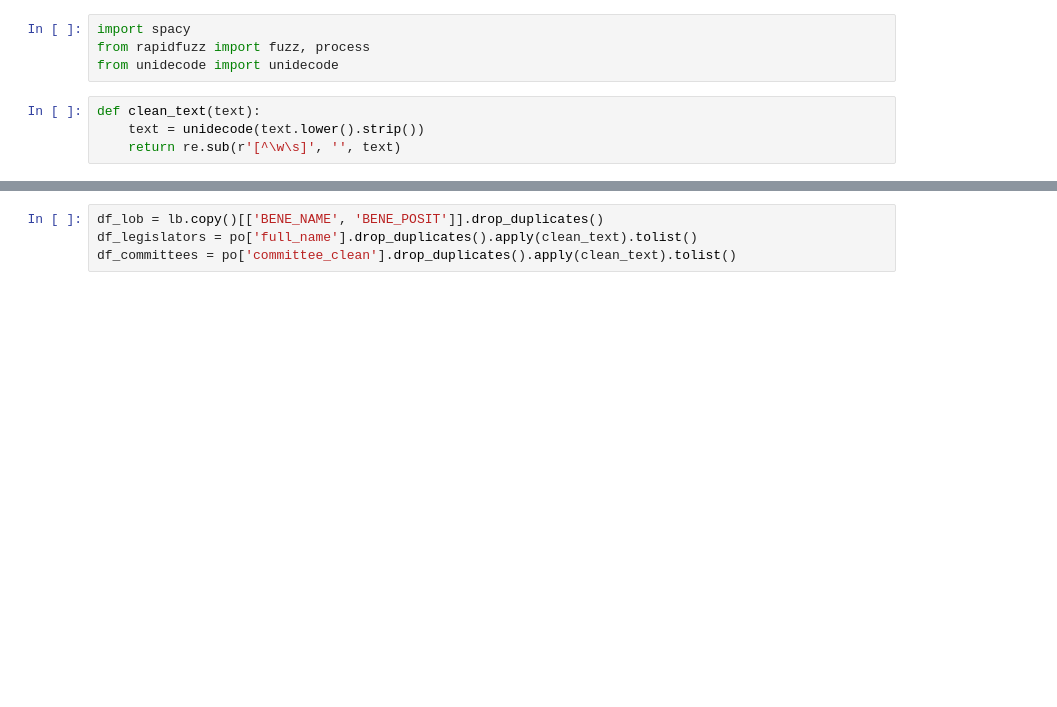
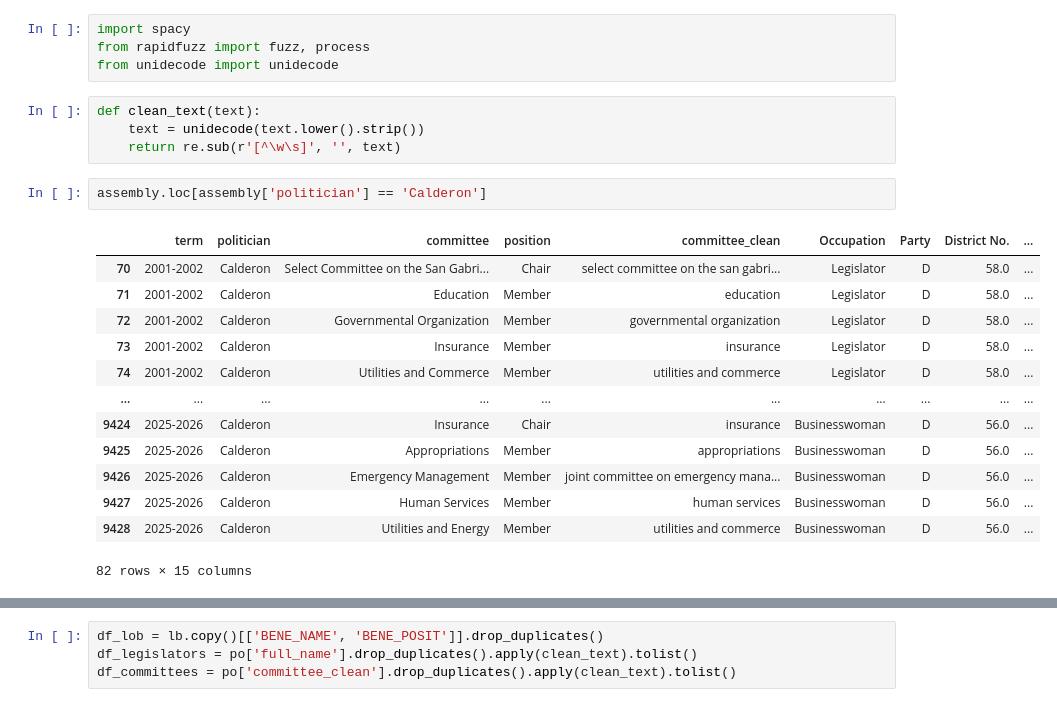
Before and after one commit to emeliasprott/Capstone, a Jupyter notebook: combining.ipynb, the cells around one changed output, grey strips where cells are left out. Saved outputs shown, nothing was run; the diff lists cells and outputs as text; blank space fills up the shorter version.

```diff
--- a/combining.ipynb
+++ b/combining.ipynb
@@ -156,3 +156,19 @@ from unidecode import unidecode
 def clean_text(text):
     text = unidecode(text.lower().strip())
     return re.sub(r'[^\w\s]', '', text)
+# %%
+assembly.loc[assembly['politician'] == 'Calderon']
+# %% [output]
+|  | term | politician | committee | position | committee_clean | Occupation | Party | District No. | ... |
+| 70 | 2001-2002 | Calderon | Select Committee on the San Gabri... | Chair | select committee on the san gabri... | Legislator | D | 58.0 | ... |
+| 71 | 2001-2002 | Calderon | Education | Member | education | Legislator | D | 58.0 | ... |
+| 72 | 2001-2002 | Calderon | Governmental Organization | Member | governmental organization | Legislator | D | 58.0 | ... |
+| 73 | 2001-2002 | Calderon | Insurance | Member | insurance | Legislator | D | 58.0 | ... |
+| 74 | 2001-2002 | Calderon | Utilities and Commerce | Member | utilities and commerce | Legislator | D | 58.0 | ... |
+| ... | ... | ... | ... | ... | ... | ... | ... | ... | ... |
+| 9424 | 2025-2026 | Calderon | Insurance | Chair | insurance | Businesswoman | D | 56.0 | ... |
+| 9425 | 2025-2026 | Calderon | Appropriations | Member | appropriations | Businesswoman | D | 56.0 | ... |
+| 9426 | 2025-2026 | Calderon | Emergency Management | Member | joint committee on emergency mana... | Businesswoman | D | 56.0 | ... |
+| 9427 | 2025-2026 | Calderon | Human Services | Member | human services | Businesswoman | D | 56.0 | ... |
+| 9428 | 2025-2026 | Calderon | Utilities and Energy | Member | utilities and commerce | Businesswoman | D | 56.0 | ... |
+82 rows × 15 columns
```
Also changed, not shown: parts of 3 cells of this notebook, 2 other files.
